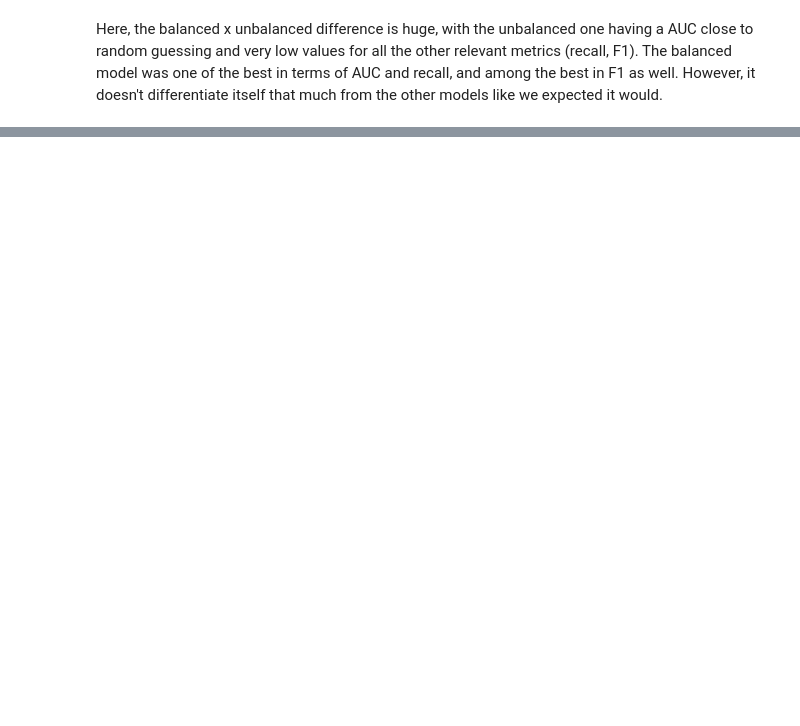
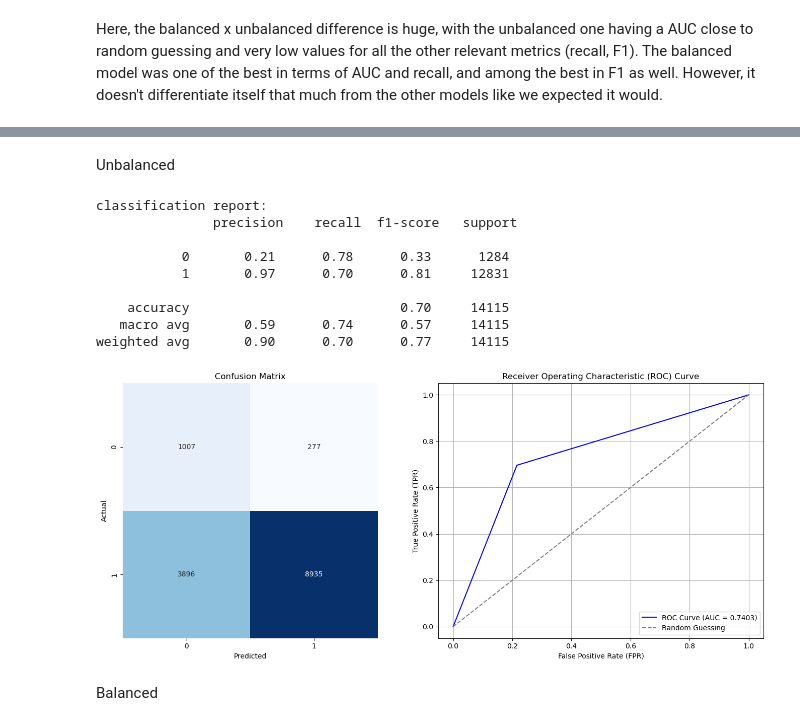
Before and after one commit to Barb02/IDS_project, a Jupyter notebook: customer.ipynb, the cells around one changed output, grey strips where cells are left out. Saved outputs shown, nothing was run; the diff lists cells and outputs as text; code cells hidden in the pictures; blank space fills up the shorter version.

```diff
--- a/customer.ipynb
+++ b/customer.ipynb
@@ -1427,0 +1432,56 @@ Here, the balanced x unbalanced difference is huge, with the unbalanced one havi
+# %%
+def load_models(model_files):
+    models = []
+    for file in model_files:
+        with open(file, "rb") as f:
+            models.append(pickle.load(f))
+    return models
+# %%
+X_train, X_test, y_train, y_test = train_test_split(X, y, test_size=0.2, random_state=42, stratify=y)
+# %% [markdown]
+Unbalanced
+# %%
+unbalanced_models = load_models([
+    "unbalanced_bayesian.pkl",
+    "unbalanced_dt.pkl",
+    "unbalanced_knn.pkl",
+    "unbalanced_rf.pkl",
+    "unbalanced_svm.pkl",
+    "unbalanced_xg.pkl",
+    "unbalanced_nn.pkl"
+])
+
+base_learners = [
+    ('bayesian', unbalanced_models[0]),
+    ('dt', unbalanced_models[1]),
+    ('knn', unbalanced_models[2]),
+    ('rf', unbalanced_models[3]),
+    ('svm', unbalanced_models[4]),
+    ('xg', unbalanced_models[5]),
+    ('nn', unbalanced_models[6])
+]
+
+
+meta_learner = LogisticRegression(class_weight='balanced', random_state=42)
+
+
+stacking_model = StackingClassifier(estimators=base_learners, final_estimator=meta_learner)
+
+
+stacking_model.fit(X_train, y_train)
+ensemble_preds_stacking = stacking_model.predict(X_test)
+# %%
+evaluation(y_test, ensemble_preds_stacking)
+# %% [output]
+classification report:
+               precision    recall  f1-score   support
+
+           0       0.21      0.78      0.33      1284
+           1       0.97      0.70      0.81     12831
+
+    accuracy                           0.70     14115
+   macro avg       0.59      0.74      0.57     14115
+weighted avg       0.90      0.70      0.77     14115
+[figure, added]
+# %% [markdown]
+Balanced
```
Also changed, not shown: parts of 29 cells of this notebook, 15 other files.
